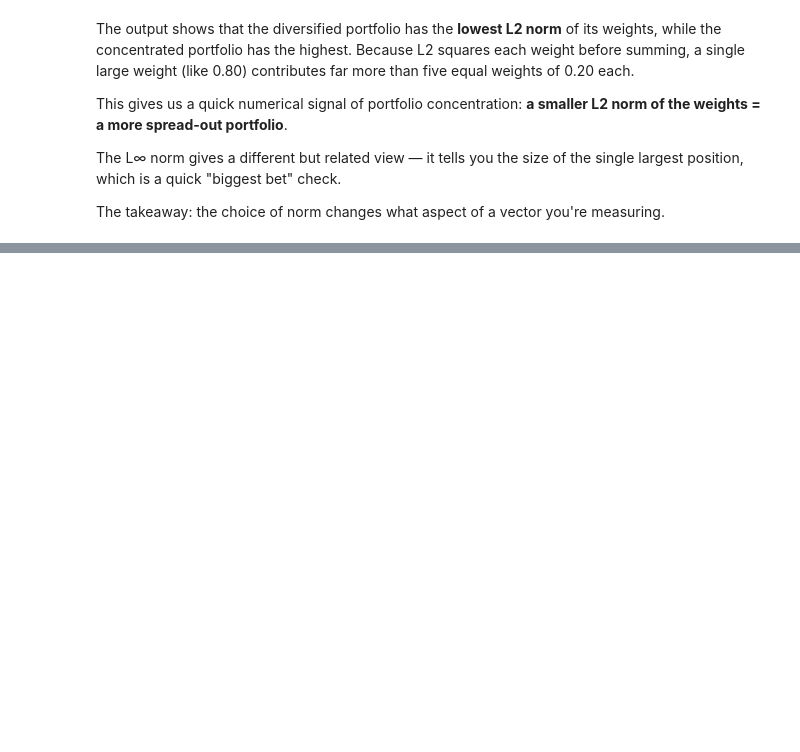
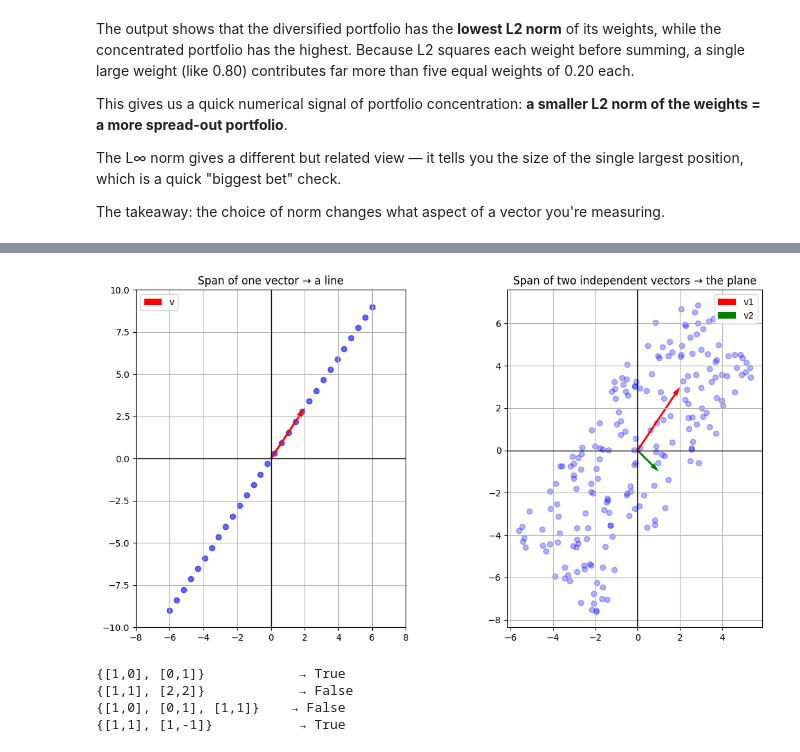
Before and after one commit to khanbilal-devop/phase-1-foundations, a Jupyter notebook: week-01-vectors/week-01-summary.ipynb, the cells around one changed output, grey strips where cells are left out. Drawn from its saved outputs; the diff is of its cells as text; code cells hidden in the pictures; blank space fills up the shorter version.

```diff
--- a/week-01-vectors/week-01-summary.ipynb
+++ b/week-01-vectors/week-01-summary.ipynb
@@ -302,0 +340,65 @@ The takeaway: the choice of norm changes what aspect of a vector you're measurin
+# %%
+# Two scenarios side by side
+fig, axes = plt.subplots(1, 2, figsize=(12, 6))
+
+# Left: span of a single vector — a line
+v = np.array([2, 3])
+scalars = np.linspace(-3, 3, 30)
+points_line = np.array([c * v for c in scalars])
+
+axes[0].scatter(points_line[:, 0], points_line[:, 1], color='blue', alpha=0.6)
+axes[0].quiver(0, 0, v[0], v[1], angles='xy', scale_units='xy', scale=1,
+               color='red', label='v')
+axes[0].axhline(0, color='black', linewidth=1)
+axes[0].axvline(0, color='black', linewidth=1)
+axes[0].grid(True)
+axes[0].set_aspect('equal')
+axes[0].legend()
+axes[0].set_title('Span of one vector → a line')
+axes[0].set_xlim(-8, 8)
+axes[0].set_ylim(-10, 10)
+
+# Right: span of two independent vectors — the plane
+v1 = np.array([2, 3])
+v2 = np.array([1, -1])
+np.random.seed(42)
+coeffs = np.random.uniform(-2, 2, (200, 2))
+points_plane = np.array([a * v1 + b * v2 for a, b in coeffs])
+
+axes[1].scatter(points_plane[:, 0], points_plane[:, 1], color='blue', alpha=0.3)
+axes[1].quiver(0, 0, v1[0], v1[1], angles='xy', scale_units='xy', scale=1,
+               color='red', label='v1')
+axes[1].quiver(0, 0, v2[0], v2[1], angles='xy', scale_units='xy', scale=1,
+               color='green', label='v2')
+axes[1].axhline(0, color='black', linewidth=1)
+axes[1].axvline(0, color='black', linewidth=1)
+axes[1].grid(True)
+axes[1].set_aspect('equal')
+axes[1].legend()
+axes[1].set_title('Span of two independent vectors → the plane')
+
+plt.tight_layout()
+plt.show()
+# %% [output]
+[figure, added]
+# %%
+def is_independent(vectors):
+    """Returns True if the given list of vectors is linearly independent."""
+    matrix = np.column_stack(vectors)
+    return np.linalg.matrix_rank(matrix) == len(vectors)
+
+# Test cases
+print("{[1,0], [0,1]}            →", is_independent([np.array([1, 0]),
+                                                      np.array([0, 1])]))
+print("{[1,1], [2,2]}            →", is_independent([np.array([1, 1]),
+                                                      np.array([2, 2])]))
+print("{[1,0], [0,1], [1,1]}    →", is_independent([np.array([1, 0]),
+                                                      np.array([0, 1]),
+                                                      np.array([1, 1])]))
+print("{[1,1], [1,-1]}           →", is_independent([np.array([1, 1]),
+                                                      np.array([1, -1])]))
+# %% [output]
+{[1,0], [0,1]}            → True
+{[1,1], [2,2]}            → False
+{[1,0], [0,1], [1,1]}    → False
+{[1,1], [1,-1]}           → True
```
Also changed, not shown: parts of 4 cells of this notebook.
